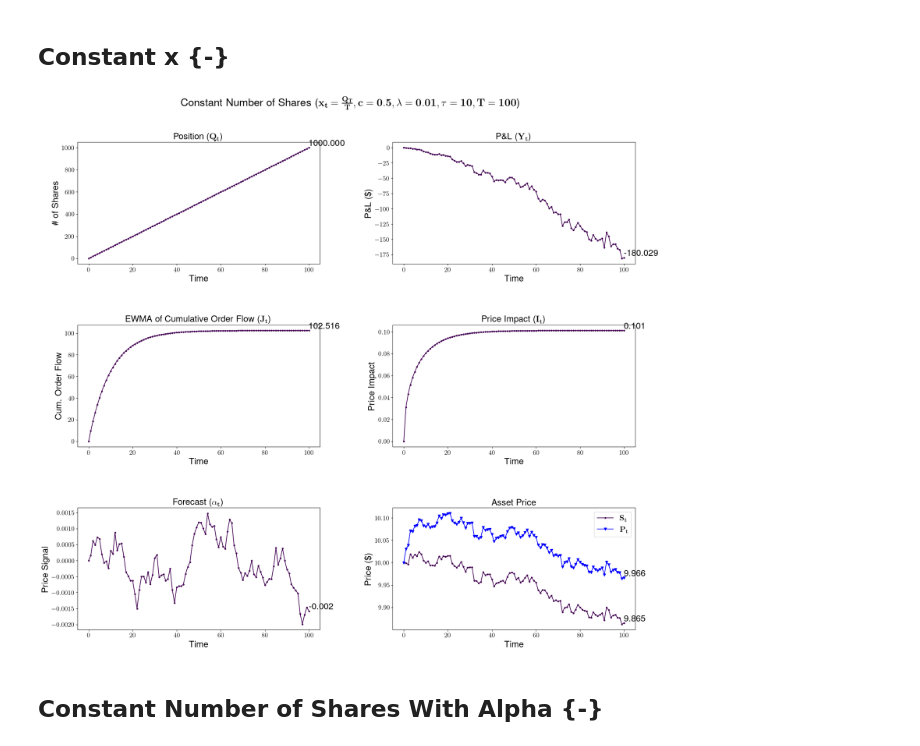
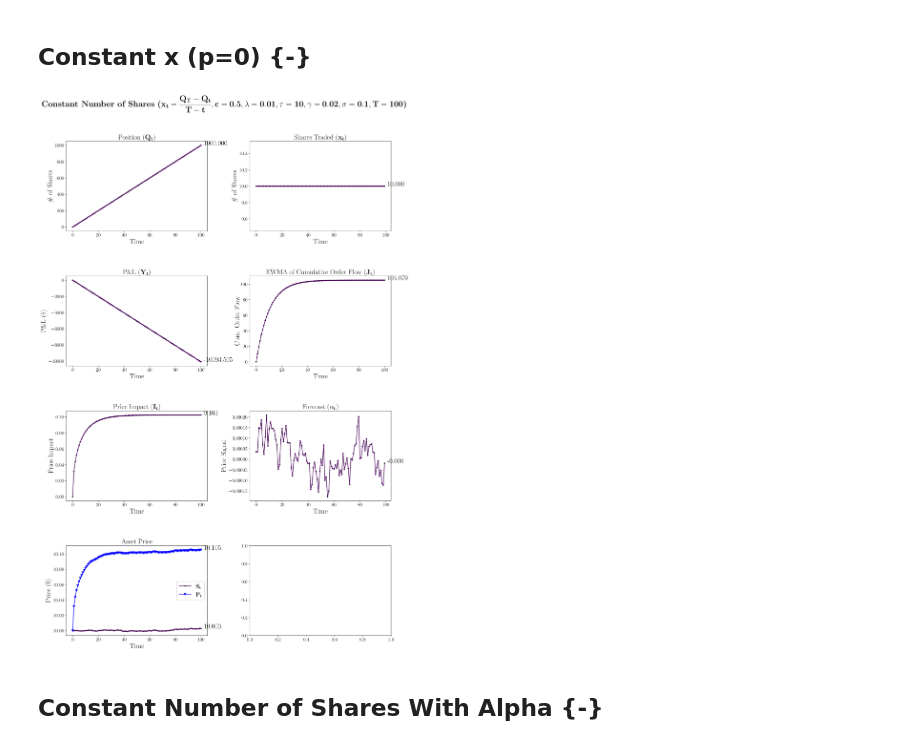
Before and after one commit to edmund735/seniorthesis, a Jupyter notebook: models.ipynb, the cells around one changed output. Drawn from its saved outputs; the diff is of its cells as text; code cells hidden in the pictures.

```diff
--- a/models.ipynb
+++ b/models.ipynb
@@ -1,6 +1,7 @@
 # %%
 import numpy as np
 import pandas as pd
+import matplotlib
 import matplotlib.pyplot as plt
 from matplotlib.lines import Line2D
 import scipy
@@ -14,6 +15,12 @@ import seaborn as sns
 # sns.set_theme()
 import math
 
+matplotlib.use("pgf")
+plt.rcParams['pgf.texsystem'] = "pdflatex"
+plt.rcParams['savefig.format'] = 'pgf'
+plt.rcParams['savefig.dpi'] = 300
+plt.rcParams['font.family'] = 'serif'
+plt.rcParams['pgf.rcfonts'] = False
 plt.rcParams['figure.figsize'] = [8, 6]
 plt.rcParams['axes.titlesize'] = 20
 plt.rcParams['axes.labelsize'] = 20
@@ -21,10 +28,11 @@ plt.rcParams['xtick.labelsize'] = 15
 plt.rcParams['ytick.labelsize'] = 15
 plt.rcParams['legend.fontsize'] = 18
 plt.rcParams['font.size'] = 20
-plt.rcParams["text.usetex"] = True
-plt.rcParams["font.family"] = "Helvetica"
+plt.rcParams['text.usetex'] = True
+# plt.rcParams['font.family'] = "Helvetica"
 n_colors = 10
-plt.rcParams["axes.prop_cycle"] = plt.cycler("color", plt.cm.viridis(np.linspace(0,0.8,n_colors)))
+plt.rcParams['axes.prop_cycle'] = plt.cycler("color", plt.cm.viridis(np.linspace(0,0.8,n_colors)))
+
 
 rng = np.random.default_rng(11)
 # %%
@@ -238,23 +261,32 @@ def plot_multi_results(f_title, df, logsc = False, save_fig=False, fpath=""):
 
     return fig
 # %% [markdown]
-## Constant x {-}
+## Constant x (p=0) {-}
 # %%
-def const_x(tot_q, t_steps, **kwargs):
+def const_x(rem_q, rem_t, **kwargs):
     '''
-    Calculates number of shares to buy at each time step so that it's constant throughout the entire trading period.
-    Takes in total quantity and number of time steps
+    Calculates number of shares to trade at each time step so that it's constant throughout the entire trading period.
+    Takes in remaining quantity and remaining number of time steps
     '''
-    assert 0 < t_steps
-    return tot_q/t_steps
+    assert 0 < rem_t, "rem_t<0"
+    return rem_q/rem_t
 
-df = sim_MC(const_x, c=0.5, n_MC = 1000)
-plt.show(plot_results(r"Constant Number of Shares ($\mathbf{x_t=\frac{Q_T}{T},c=0.5,\lambda=0.01,\tau=10,T=100}$)", df, save_fig = True, fpath = "const05.png"))
+params = {
+    'init_q': 0,
+    'target_q': 1000,
+    'c': 0.5,
+    'lamb': 0.01,
+    'tau': 10,
+    'gamma': 0.02,
+    'T': 100,
+    'sigma': 0.1,
+    'n_MC': 100_000,
+}
 
-# df = sim_MC(const_x, c=1, n_MC = 1000)
-# plt.show(plot_results(r"Constant Number of Shares ($\mathbf{x_t=\frac{Q_T}{T},c=1,\lambda=0.5,\tau=10,T=100}$)", df, save_fig = True, fpath = "const1.png"))
+df = sim_MC(const_x, **params)
+plot_results(fr"Constant Number of Shares ($\mathbf{{x_t=\frac{{Q_T-Q_t}}{{T-t}},c={params['c']},\lambda={params['lamb']},\tau={params['tau']},\gamma={params['gamma']},\sigma={params['sigma']}, T={params['T']}}}$)", df, save_fig = False, fpath = "10.pgf")
 # %% [output]
-[figure, old version]
+[figure, new version]
 # %% [markdown]
 ## Constant Number of Shares With Alpha {-}
 # %%
```
Also changed, not shown: parts of 8 cells of this notebook.
